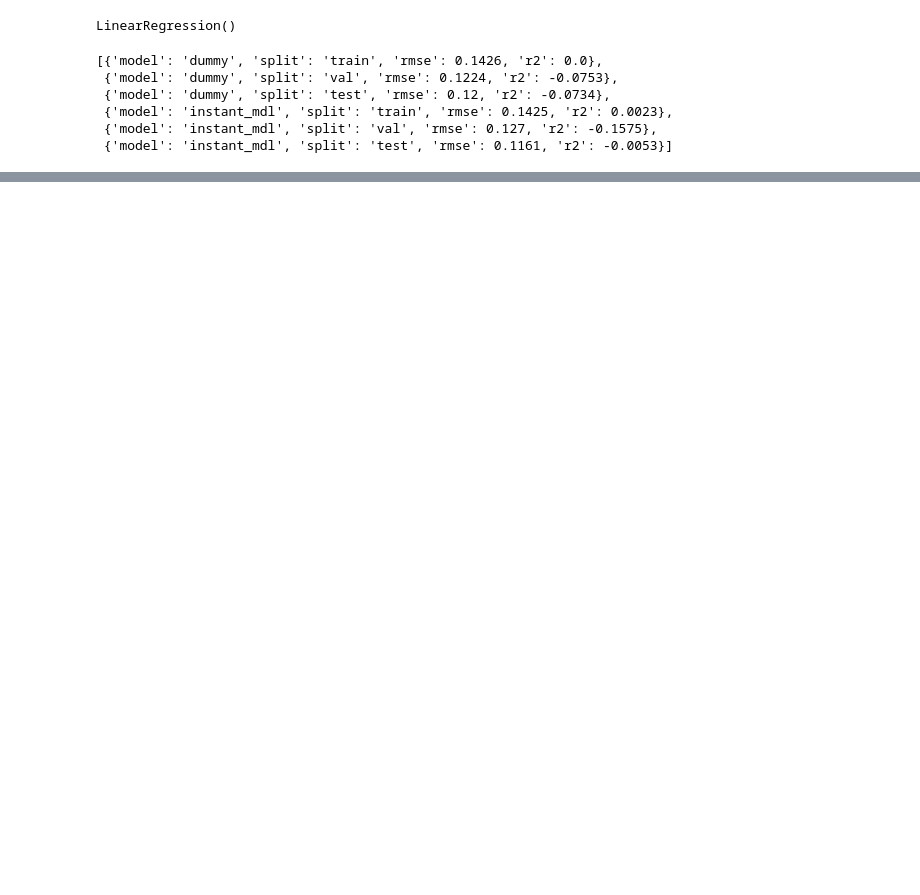
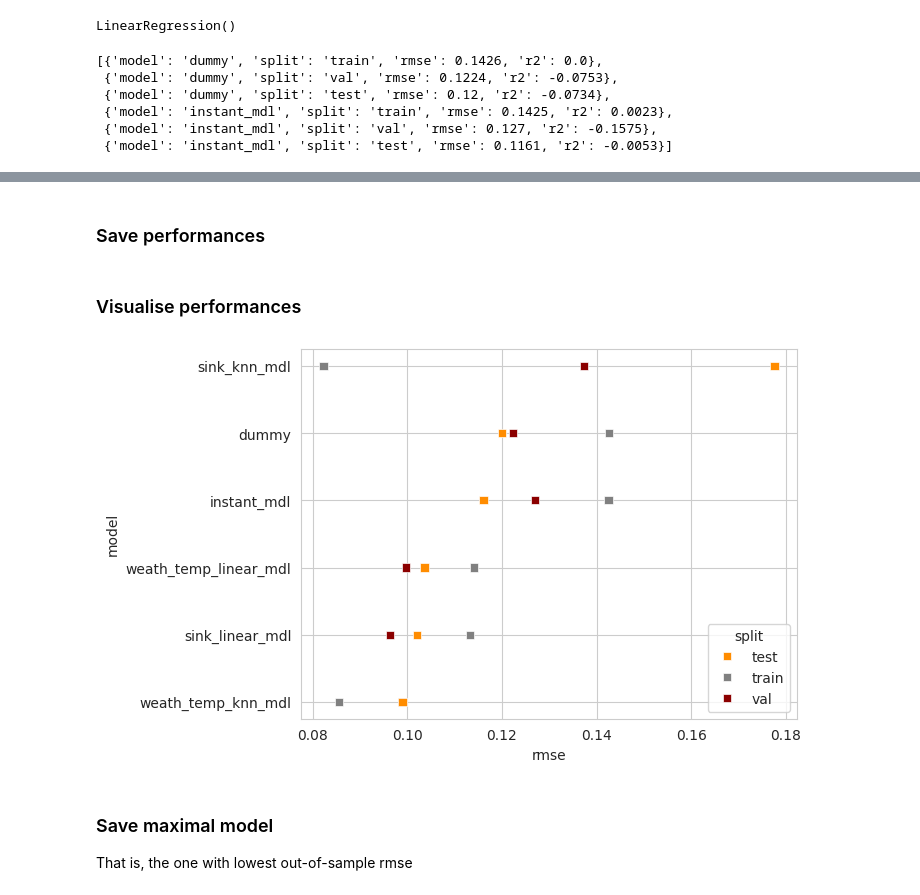
Before and after one commit to daniblu/DataSci-AU-24-fork, a Jupyter notebook: nbs/class_02/class_02_db.ipynb, the cells around one changed output, grey strips where cells are left out. Drawn from its saved outputs; the diff is of its cells as text; code cells hidden in the pictures; blank space fills up the shorter version.

```diff
--- a/nbs/class_02/class_02_db.ipynb
+++ b/nbs/class_02/class_02_db.ipynb
@@ -9,7 +15,7 @@ from sklearn.linear_model import LinearRegression
 # %% [markdown]
 ### Load data
 # %%
-data = pd.read_csv("../../../../Project Files/data/class_01/bikes.csv")
+data = pd.read_csv("../../../Project Files/data/class_01/bikes.csv")
 data.head()
 # %% [output]
 |  | instant | dteday | season | yr | mnth | hr | holiday | weekday | workingday | weathersit | ... |
@@ -73,8 +100,7 @@ model_name = 'dummy'
 
 for y, nsplit in zip([y_train, y_val, y_test],
                     ['train', 'val', 'test']):
-    performance = np.sqrt(mean_squared_error(y,
-                                             [mean_value]*y.shape[0]))
+    performance = np.sqrt(mean_squared_error(y, [mean_value]*y.shape[0]))
     r2 = r2_score(y, [mean_value]*y.shape[0])
     performances.append({'model': model_name,
                          'split': nsplit,
@@ -119,0 +263,2 @@ performances
+# %% [markdown]
+### Save performances
@@ -119,0 +269,16 @@ performances
+# %% [markdown]
+### Visualise performances
+# %%
+perf_df = pd.DataFrame(performances)
+sns.set_style('whitegrid')
+sns.scatterplot(data=perf_df.sort_values(by='rmse', ascending=False),
+                y='model',
+                x='rmse',
+                marker='s',
+                hue='split', palette=['darkorange', 'grey', 'darkred'])
+plt.show()
+# %% [output]
+[figure, added]
+# %% [markdown]
+### Save maximal model
+That is, the one with lowest out-of-sample rmse
```
Also changed, not shown: parts of 11 cells of this notebook, 8 other files.
